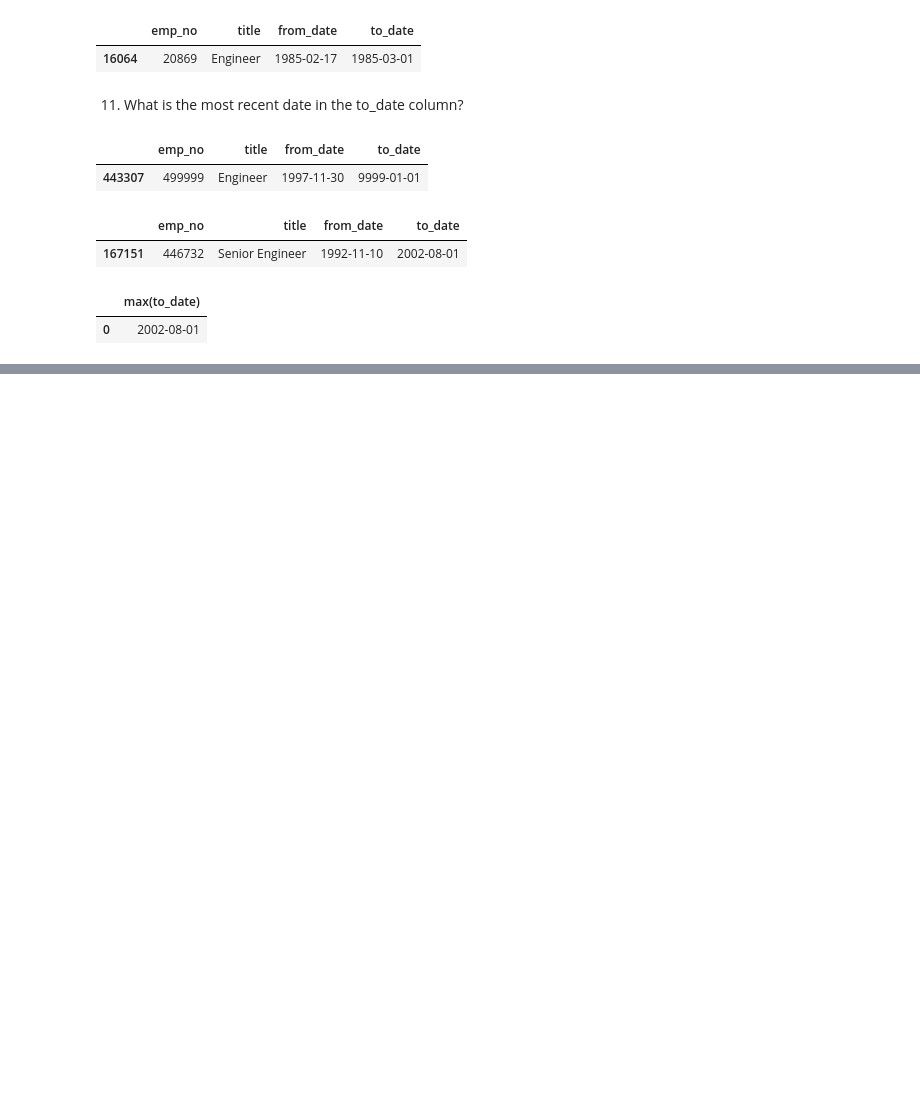
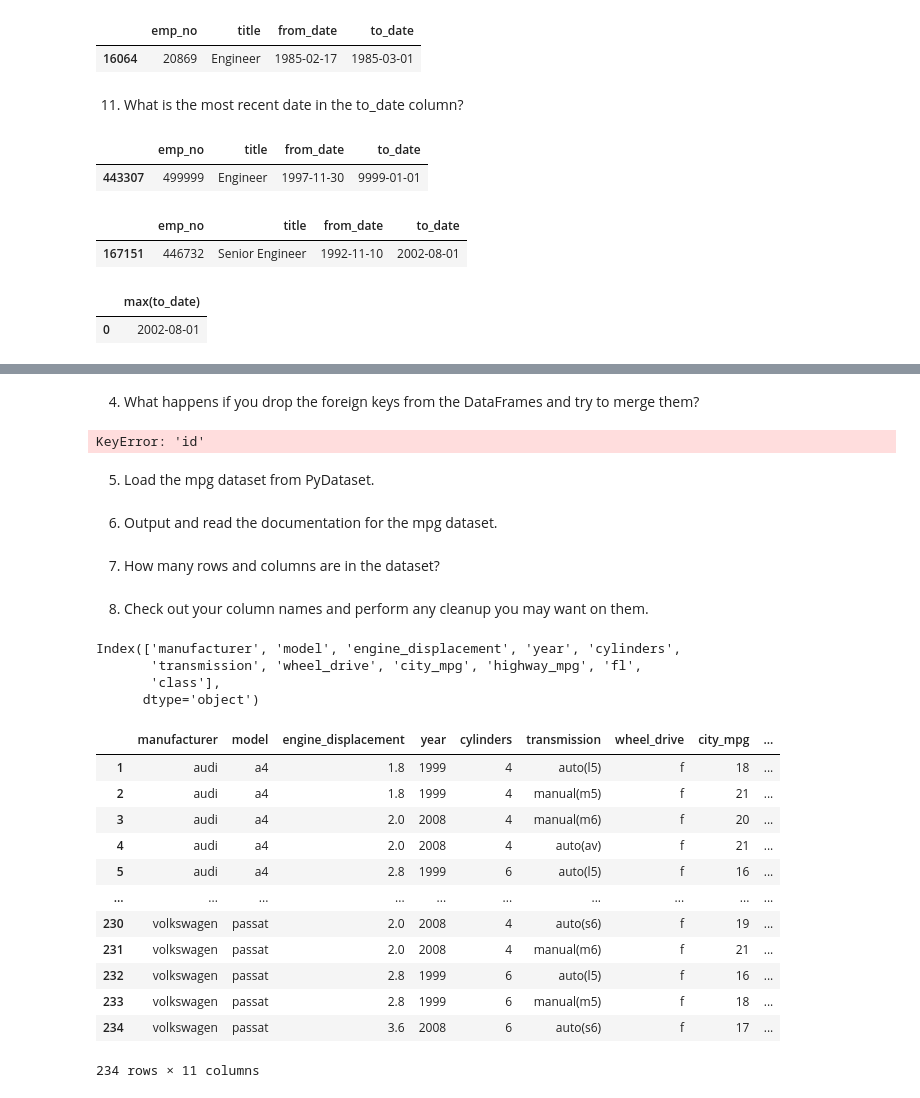
Before and after one commit to chloerwhitaker/numpy-pandas-visualization-exercises, a Jupyter notebook: advanced_dataframes.ipynb, the cells around one changed output, grey strips where cells are left out. Cells and saved outputs as stored; diff of their text form; code cells hidden in the pictures; blank space fills up the shorter version.

```diff
--- a/advanced_dataframes.ipynb
+++ b/advanced_dataframes.ipynb
@@ -208,0 +266,14 @@ max_titles_to_date.head()
+# %% [markdown]
+4. What happens if you drop the foreign keys from the DataFrames and try to merge them?
+# %%
+# error - KeyError: 'id'
+users.drop(columns='role_id').merge(roles.drop(columns='id'), how='inner', left_on='role_id', right_on='id')
+# %% [output]
+KeyError: 'id'
+# %% [markdown]
+5. Load the mpg dataset from PyDataset.
+# %%
+from pydataset import data
+mpg = data('mpg')
+# %% [markdown]
+6. Output and read the documentation for the mpg dataset.
@@ -208,0 +282,2 @@ max_titles_to_date.head()
+# %% [markdown]
+7. How many rows and columns are in the dataset?
@@ -208,0 +286,26 @@ max_titles_to_date.head()
+# %% [markdown]
+8. Check out your column names and perform any cleanup you may want on them.
+# %%
+mpg.columns
+# %% [output]
+Index(['manufacturer', 'model', 'engine_displacement', 'year', 'cylinders',
+       'transmission', 'wheel_drive', 'city_mpg', 'highway_mpg', 'fl',
+       'class'],
+      dtype='object')
+# %%
+mpg.rename(columns={'displ':'engine_displacement', 'cyl':'cylinders', 'trans':'transmission', 'drv':'wheel_drive', 'cty':'city_mpg', 'hwy':'highway_mpg'}, inplace=True)
+mpg
+# %% [output]
+|  | manufacturer | model | engine_displacement | year | cylinders | transmission | wheel_drive | city_mpg | ... |
+| 1 | audi | a4 | 1.8 | 1999 | 4 | auto(l5) | f | 18 | ... |
+| 2 | audi | a4 | 1.8 | 1999 | 4 | manual(m5) | f | 21 | ... |
+| 3 | audi | a4 | 2.0 | 2008 | 4 | manual(m6) | f | 20 | ... |
+| 4 | audi | a4 | 2.0 | 2008 | 4 | auto(av) | f | 21 | ... |
+| 5 | audi | a4 | 2.8 | 1999 | 6 | auto(l5) | f | 16 | ... |
+| ... | ... | ... | ... | ... | ... | ... | ... | ... | ... |
+| 230 | volkswagen | passat | 2.0 | 2008 | 4 | auto(s6) | f | 19 | ... |
+| 231 | volkswagen | passat | 2.0 | 2008 | 4 | manual(m6) | f | 21 | ... |
+| 232 | volkswagen | passat | 2.8 | 1999 | 6 | auto(l5) | f | 16 | ... |
+| 233 | volkswagen | passat | 2.8 | 1999 | 6 | manual(m5) | f | 18 | ... |
+| 234 | volkswagen | passat | 3.6 | 2008 | 6 | auto(s6) | f | 17 | ... |
+234 rows × 11 columns
```
Also changed, not shown: parts of 30 cells of this notebook.
